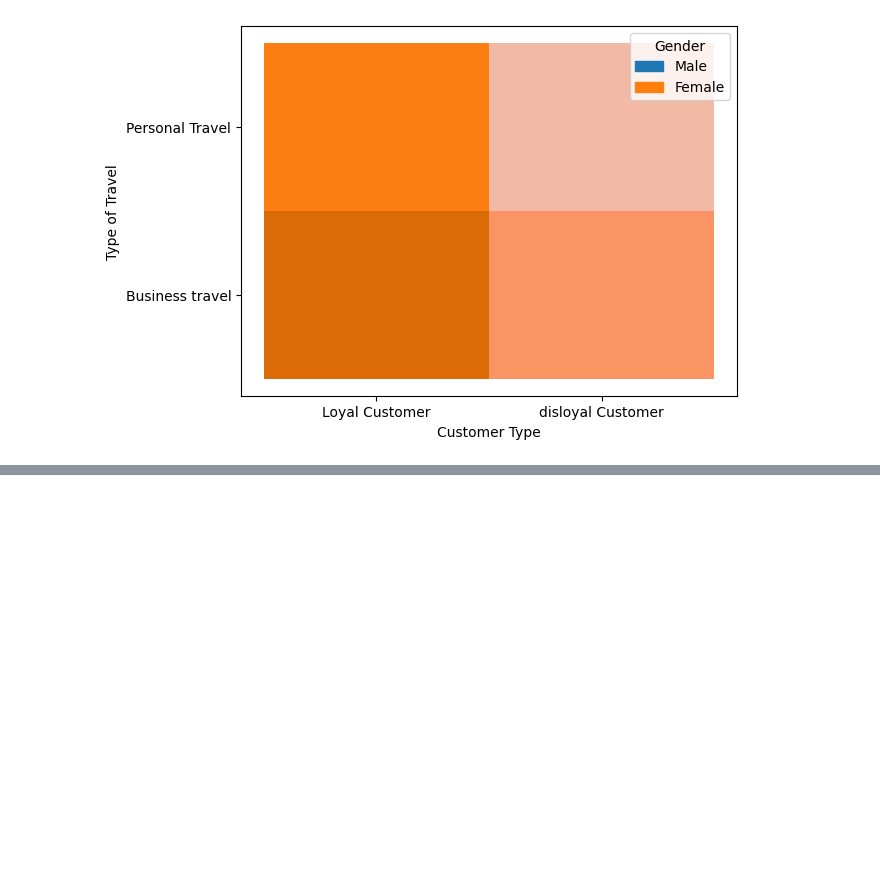
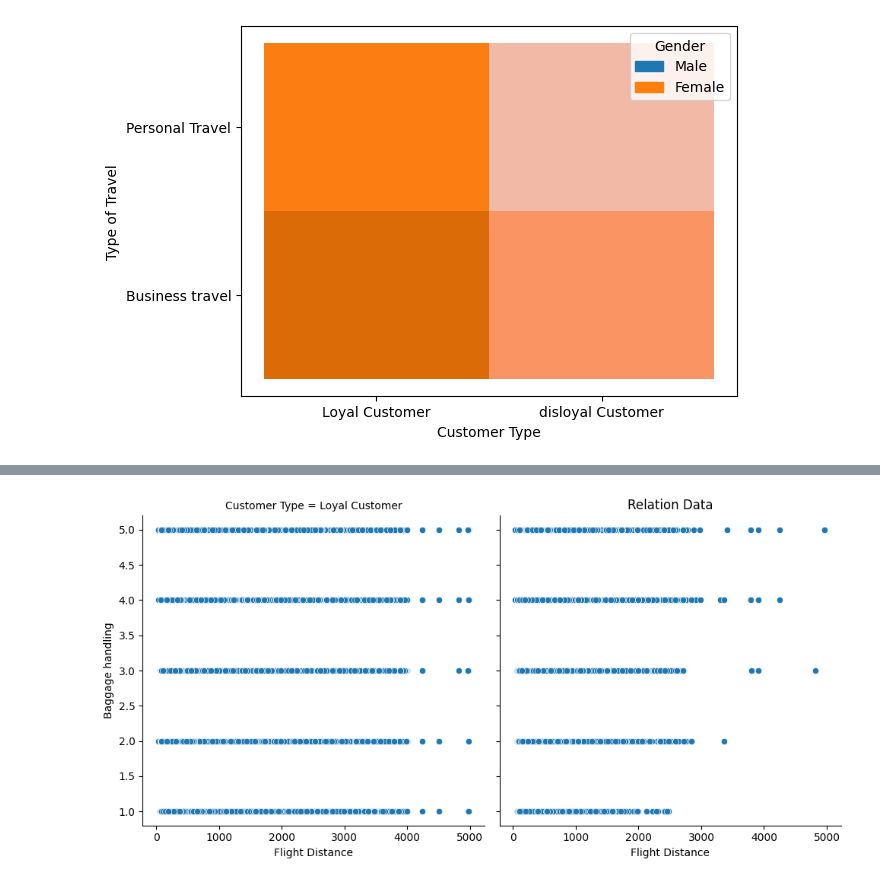
Before and after one commit to garimaagarwal2702/SITP-12-Th-may-, a Jupyter notebook: python/projects/Project3.ipynb, the cells around one changed output, grey strips where cells are left out. Cells and saved outputs as stored; diff of their text form; code cells hidden in the pictures; blank space fills up the shorter version.

```diff
--- a/python/projects/Project3.ipynb
+++ b/python/projects/Project3.ipynb
@@ -263,0 +290,6 @@ plt.show()
+# %%
+sns.relplot(x='Flight Distance',y='Baggage handling',col = 'Customer Type',data = df)
+plt.title("Relation Data")
+plt.show()
+# %% [output]
+[figure, added]
```
Also changed, not shown: parts of 8 cells of this notebook, 3 other files.
